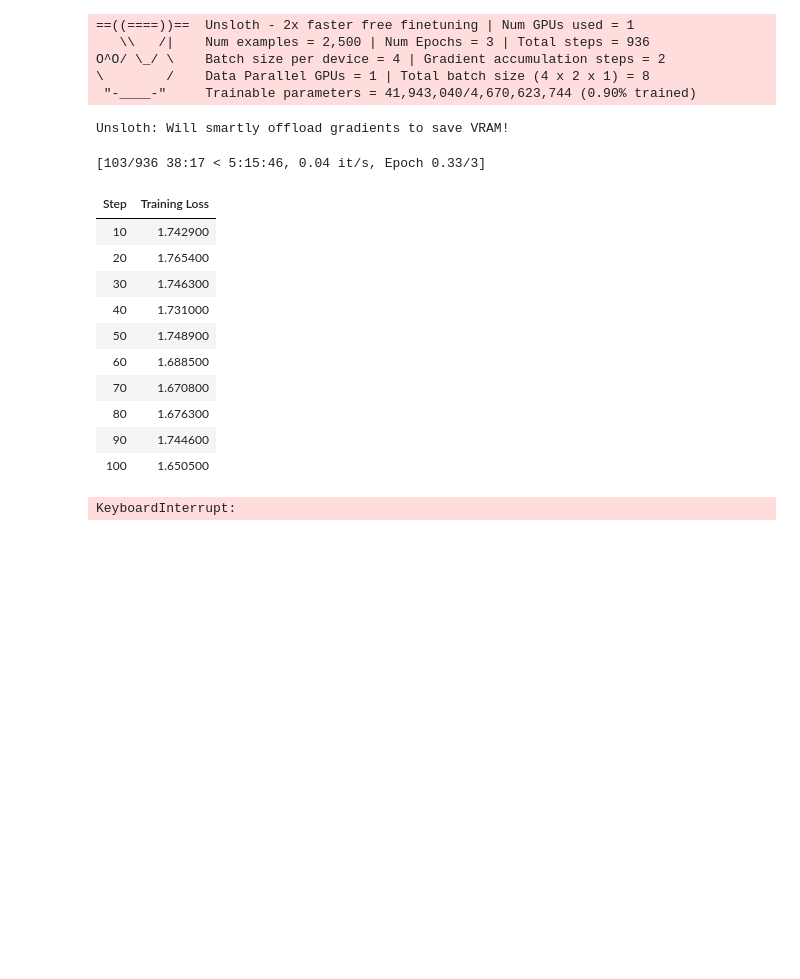
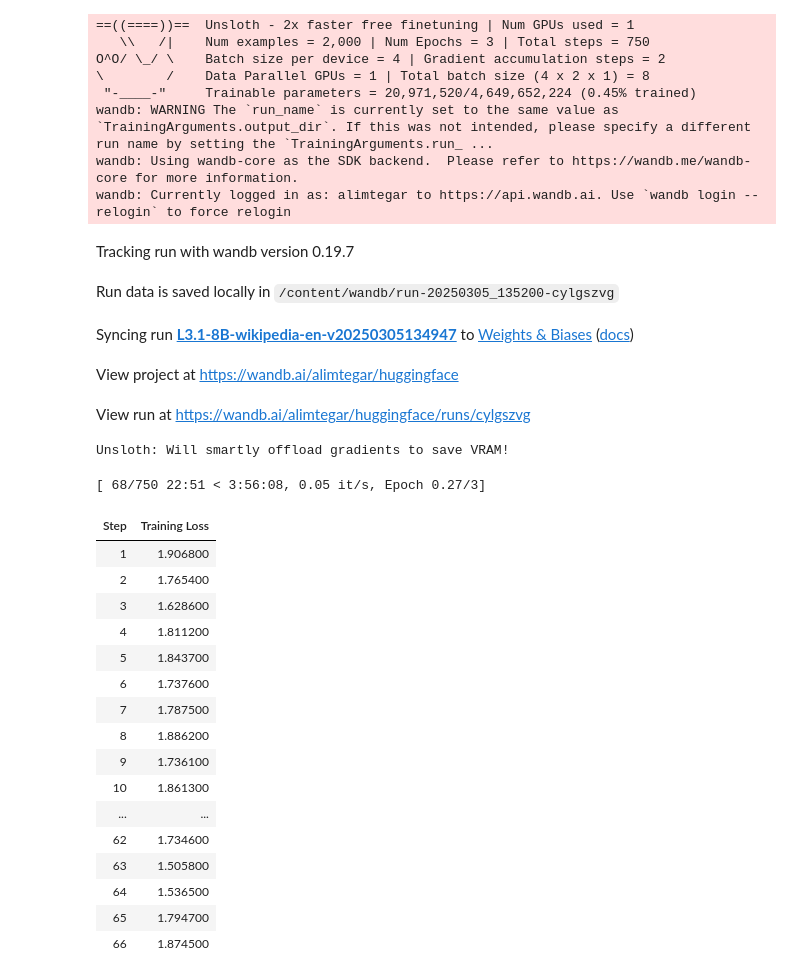
Before and after one commit to alxxtexxr/Adolla-X, a Jupyter notebook: train_lora.ipynb, the cells around one changed output. Cells and saved outputs as stored; diff of their text form; code cells hidden in the pictures; blank space fills up the shorter version.

Commit message:
Trained a LoRA for English Wikipedia for 210/750 steps

```diff
--- a/train_lora.ipynb
+++ b/train_lora.ipynb
@@ -36,15 +78,14 @@ Unsloth: Fast downloading is enabled - ignore downloading bars which are red col
 # %%
 model = FastLanguageModel.get_peft_model(
     model,
-    r=16,
-    target_modules=['q_proj', 'k_proj', 'v_proj', 'o_proj',
-                      'gate_proj', 'up_proj', 'down_proj'],
-    lora_alpha=16,
+    random_state=seed,
+    target_modules=lora_target_modules,
+    r=lora_r,
+    lora_alpha=lora_alpha,
     lora_dropout=0, # Supports any, but = 0 is optimized
     bias='none',    # Supports any, but = 'none' is optimized
     # [NEW] "unsloth" uses 30% less VRAM, fits 2x larger batch sizes!
-    use_gradient_checkpointing='unsloth', # True or 'unsloth' for very long context
-    random_state=3407,
+    use_gradient_checkpointing=False, # True or 'unsloth' for very long context
     use_rslora=False,
     loftq_config=None,
 )
@@ -53,7 +96,9 @@ Unsloth 2025.3.2 patched 32 layers with 32 QKV layers, 32 O layers and 32 MLP la
 # %%
-from datasets import load_dataset
-dataset = load_dataset('wikimedia/wikipedia', '20231101.en', split='train[:2500]')
-EOS_TOKEN = tokenizer.eos_token
+dataset = load_dataset(hf_data_id, data_dir=hf_data_dir, split=hf_data_split)
+eos_token = tokenizer.eos_token
 def format_prompts(examples):
-    return {'text': [example + EOS_TOKEN for example in examples['text']]}
+    return {'text': [example + eos_token for example in examples['text']]}
 dataset = dataset.map(format_prompts, batched=True)
+# %%
+dataset_split = dataset.train_test_split(test_size=0.2)
+print(dataset_split)
@@ -128,22 +206,35 @@ GPU = Tesla T4. Max memory = 14.741 GB.
 # %%
-trainer_stats = trainer.train()
+trainer_stats = trainer.train(resume_from_checkpoint=resume_from_checkpoint)
 # %% [output]
 ==((====))==  Unsloth - 2x faster free finetuning | Num GPUs used = 1
-   \\   /|    Num examples = 2,500 | Num Epochs = 3 | Total steps = 936
+   \\   /|    Num examples = 2,000 | Num Epochs = 3 | Total steps = 750
 O^O/ \_/ \    Batch size per device = 4 | Gradient accumulation steps = 2
 \        /    Data Parallel GPUs = 1 | Total batch size (4 x 2 x 1) = 8
- "-____-"     Trainable parameters = 41,943,040/4,670,623,744 (0.90% trained)
+ "-____-"     Trainable parameters = 20,971,520/4,649,652,224 (0.45% trained)
+wandb: WARNING The `run_name` is currently set to the same value as `TrainingArguments.output_dir`. If this was not intended, please specify a different run name by setting the `TrainingArguments.run_ ...
+wandb: Using wandb-core as the SDK backend.  Please refer to https://wandb.me/wandb-core for more information.
+wandb: Currently logged in as: alimtegar to https://api.wandb.ai. Use `wandb login --relogin` to force relogin
+Tracking run with wandb version 0.19.7
+Run data is saved locally in /content/wandb/run-20250305_135200-cylgszvg
+Syncing run L3.1-8B-wikipedia-en-v20250305134947 to Weights & Biases (docs)
+View project at https://wandb.ai/alimtegar/huggingface
+View run at https://wandb.ai/alimtegar/huggingface/runs/cylgszvg
 Unsloth: Will smartly offload gradients to save VRAM!
-[103/936 38:17 < 5:15:46, 0.04 it/s, Epoch 0.33/3]
+[ 68/750 22:51 < 3:56:08, 0.05 it/s, Epoch 0.27/3]
 | Step | Training Loss |
-| 10 | 1.742900 |
-| 20 | 1.765400 |
-| 30 | 1.746300 |
-| 40 | 1.731000 |
-| 50 | 1.748900 |
-| 60 | 1.688500 |
-| 70 | 1.670800 |
-| 80 | 1.676300 |
-| 90 | 1.744600 |
-| 100 | 1.650500 |
+| 1 | 1.906800 |
+| 2 | 1.765400 |
+| 3 | 1.628600 |
+| 4 | 1.811200 |
+| 5 | 1.843700 |
+| 6 | 1.737600 |
+| 7 | 1.787500 |
+| 8 | 1.886200 |
+| 9 | 1.736100 |
+| 10 | 1.861300 |
+| ... | ... |
+| 62 | 1.734600 |
+| 63 | 1.505800 |
+| 64 | 1.536500 |
+| 65 | 1.794700 |
+| 66 | 1.874500 |
-KeyboardInterrupt:
```
Also changed, not shown: parts of 15 cells of this notebook.
